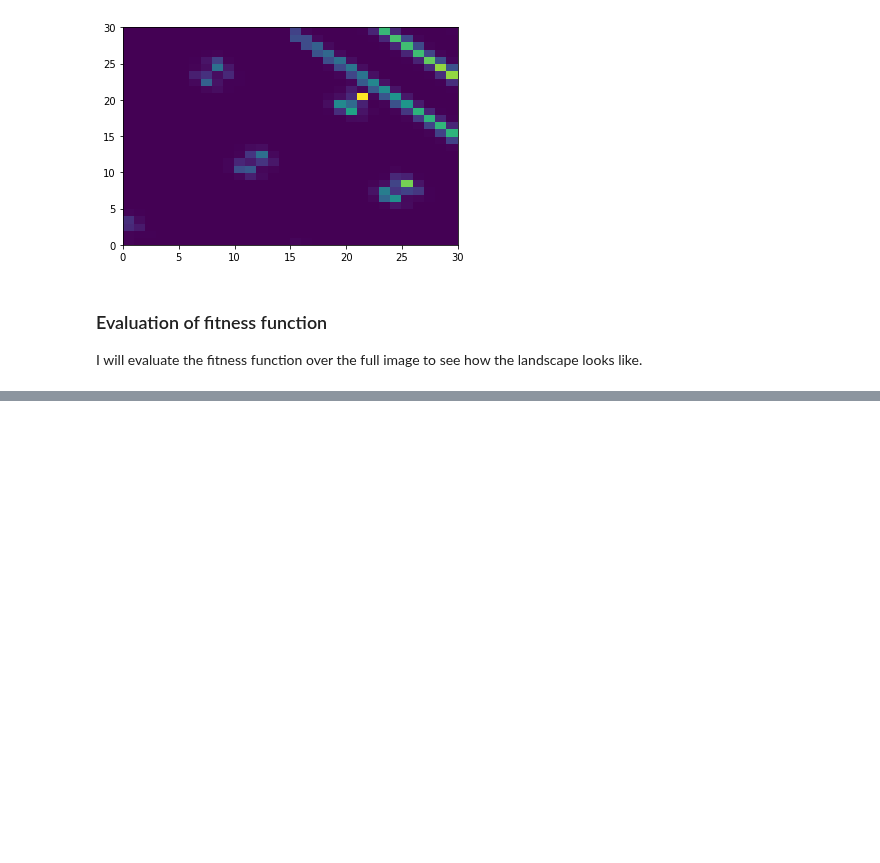
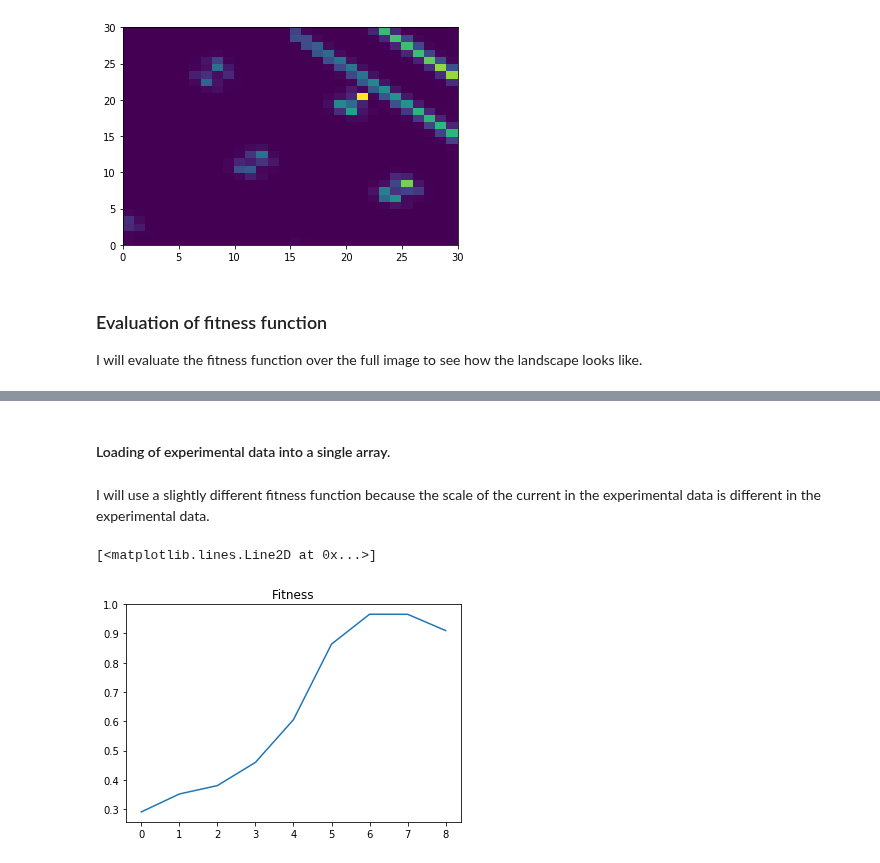
Before and after one commit to Quantumgame/quantum-ml, a Jupyter notebook: Machine Learning/Auto-Tuner.ipynb, the cells around one changed output, grey strips where cells are left out. Saved outputs shown, nothing was run; the diff lists cells and outputs as text; code cells hidden in the pictures; blank space fills up the shorter version.

```diff
--- a/Machine Learning/Auto-Tuner.ipynb
+++ b/Machine Learning/Auto-Tuner.ipynb
@@ -159,0 +224,52 @@ plt.colorbar()
+# %% [markdown]
+#### Loading of experimental data into a single array.
+# %%
+x_test_data = []
+# 100x100 images for better viewing
+x_test_data_100 = []
+for index in range(1,10):
+    filename = "/Users/sandesh/data/quantum-ml/data_for_paper/experimental_data/May1_" + str(index) + ".dat"
+    dat = np.loadtxt(filename)
+
+    # values from the data
+    points = (dat[:,0],dat[:,2])
+    values = dat[:,3]
+
+    V_b1 = np.linspace(np.min(points[0]),np.max(points[0]),30)
+    V_b2 = np.linspace(np.min(points[1]),np.max(points[1]),30)
+    XX,YY = np.meshgrid(V_b1,V_b2)
+
+    z = scipy.interpolate.griddata(points,values,(XX,YY),method="nearest")
+    x_test_data.append(z)
+
+    V_b1_100 = np.linspace(np.min(points[0]),np.max(points[0]),100)
+    V_b2_100 = np.linspace(np.min(points[1]),np.max(points[1]),100)
+    XX_100,YY_100 = np.meshgrid(V_b1_100,V_b2_100)
+
+    z1 = scipy.interpolate.griddata(points,values,(XX_100,YY_100),method="nearest")
+    x_test_data_100.append(z1)
+
+x_test_data = np.array(x_test_data)
+x_test_data_100 = np.array(x_test_data_100)
+# %% [markdown]
+I will use a slightly different fitness function because the scale of the current in the experimental data is
+different in the experimental data.
+# %%
+def exp_fitness(subimage,prob_0,substate_classifer=substate_classifier):
+    test_input_fn = tf.estimator.inputs.numpy_input_fn(
+      x={"x" : 1.0e2*subimage},
+      y=None,
+      num_epochs=1,
+      shuffle=False)
+
+    prob = [x['prob'] for x in list(substate_classifier.predict(input_fn = test_input_fn))]
+    fitness = np.array([np.linalg.norm(x-prob_0) for x in prob])
+    return fitness
+# %%
+prob_0 = np.array([0,0,1,0])
+fitness_vec = exp_fitness(x_test_data,prob_0)
+plt.title("Fitness")
+plt.plot(fitness_vec)
+# %% [output]
+[<matplotlib.lines.Line2D at 0x...>]
+[figure, added]
```
Also changed, not shown: parts of 8 cells of this notebook.
